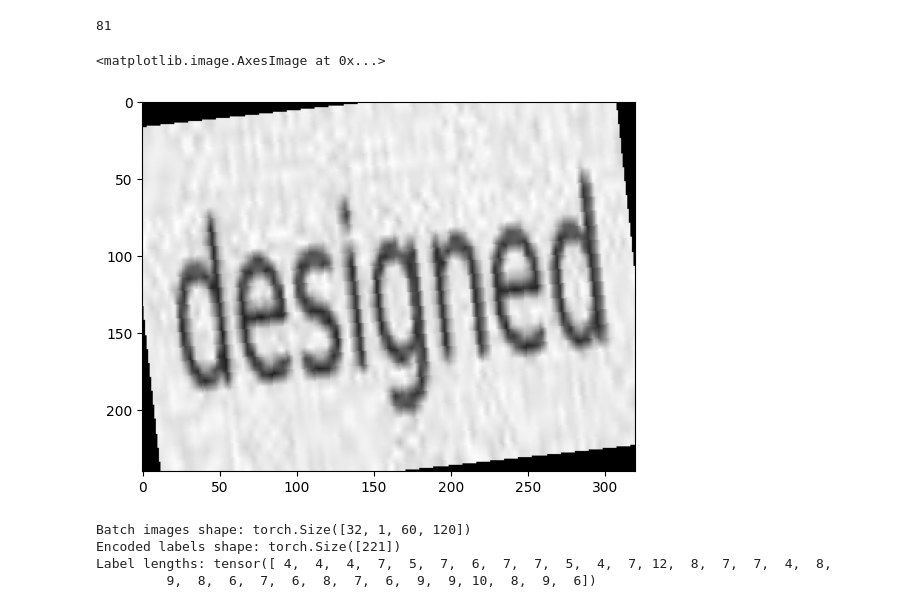
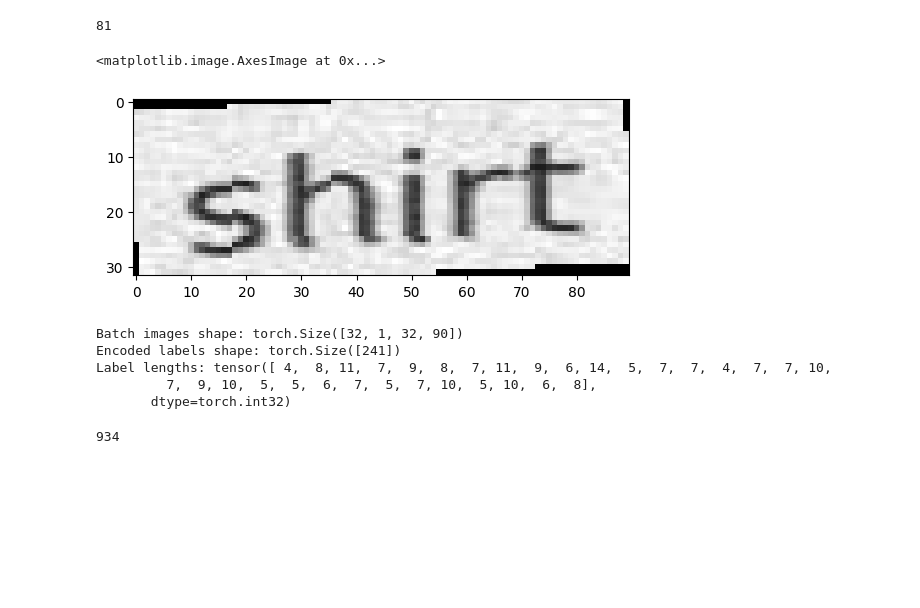
Before and after one commit to Sauravroy34/get_the_text, a Jupyter notebook: main.ipynb, the cells around one changed output. Cells and saved outputs as stored; diff of their text form; code cells hidden in the pictures; blank space fills up the shorter version.

```diff
--- a/main.ipynb
+++ b/main.ipynb
@@ -48,7 +48,7 @@ class Ocr_Dataset(Dataset):
         self.imgpath = os.listdir(dir)
         f = lambda x: os.path.join(self.dir, x)
         self.images_path = list(map(f,self.imgpath))
-        transform_list =  [ transforms.Resize((240,320)),
+        transform_list =  [ transforms.Resize((32,90)),
                             transforms.RandomRotation(15),
                             transforms.Grayscale(1),
                             transforms.ToTensor(),
@@ -78,19 +78,19 @@ class Ocr_Dataset(Dataset):
 # %%
 dir = "/home/saurav/Desktop/get_the_text/data/Train"
 valid_dir = "/home/saurav/Desktop/get_the_text/data/Test"
 
 import matplotlib.pyplot as plt
 import numpy as np
 dataset = Ocr_Dataset(dir)
 valid_ocr = Ocr_Dataset(valid_dir)
 len(dataset)
 
-img = np.asarray(dataset[12]['img'])
+img = np.asarray(valid_ocr[1]['img'])
 img = np.squeeze(img)
 plt.imshow(img,cmap='gray')
 # %% [output]
 <matplotlib.image.AxesImage at 0x...>
-[figure, old version]
+[figure, new version]
 # %%
 import torch
 import torch.nn as nn
@@ -227,11 +230,14 @@ for batch in train_dataloader:
     print(f"Label lengths: {label_lengths}")
 
     break
+len(train_dataloader)
 # %% [output]
-Batch images shape: torch.Size([32, 1, 60, 120])
-Encoded labels shape: torch.Size([221])
-Label lengths: tensor([ 4,  4,  4,  7,  5,  7,  6,  7,  7,  5,  4,  7, 12,  8,  7,  7,  4,  8,
-         9,  8,  6,  7,  6,  8,  7,  6,  9,  9, 10,  8,  9,  6])
+Batch images shape: torch.Size([32, 1, 32, 90])
+Encoded labels shape: torch.Size([241])
+Label lengths: tensor([ 4,  8, 11,  7,  9,  8,  7, 11,  9,  6, 14,  5,  7,  7,  4,  7,  7, 10,
+         7,  9, 10,  5,  5,  6,  7,  5,  7, 10,  5, 10,  6,  8],
+       dtype=torch.int32)
+934
 # %%
 import torch
 import torch.nn as nn
```
Also changed, not shown: parts of 8 cells of this notebook, 1 other file.
